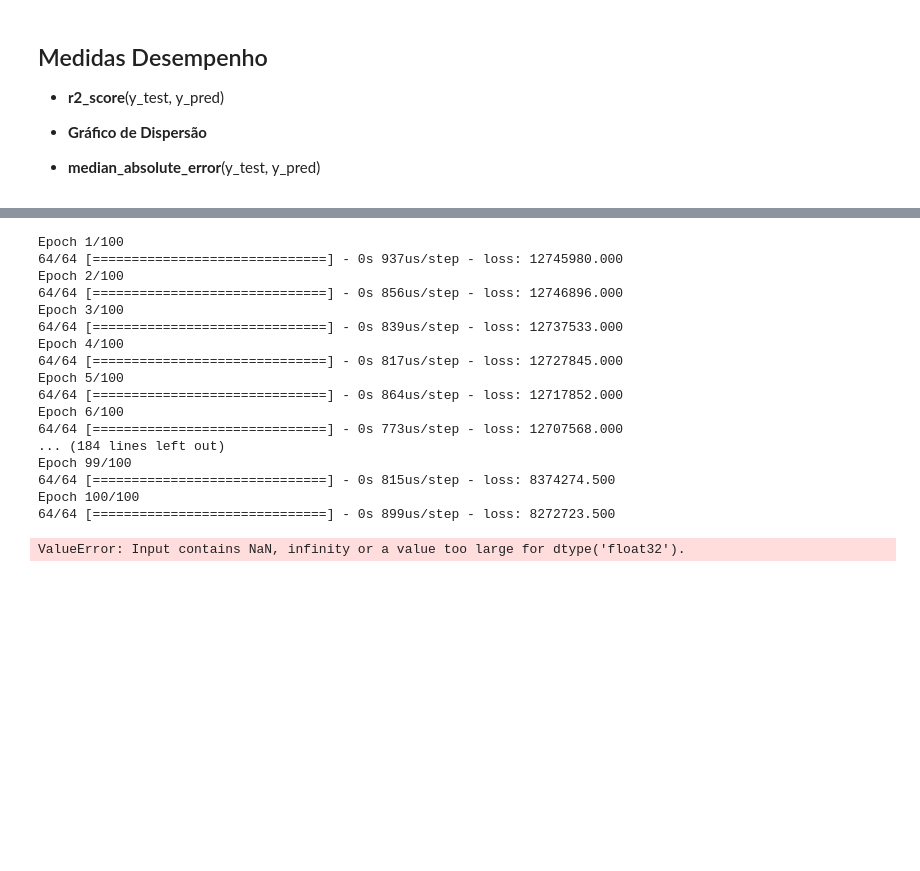
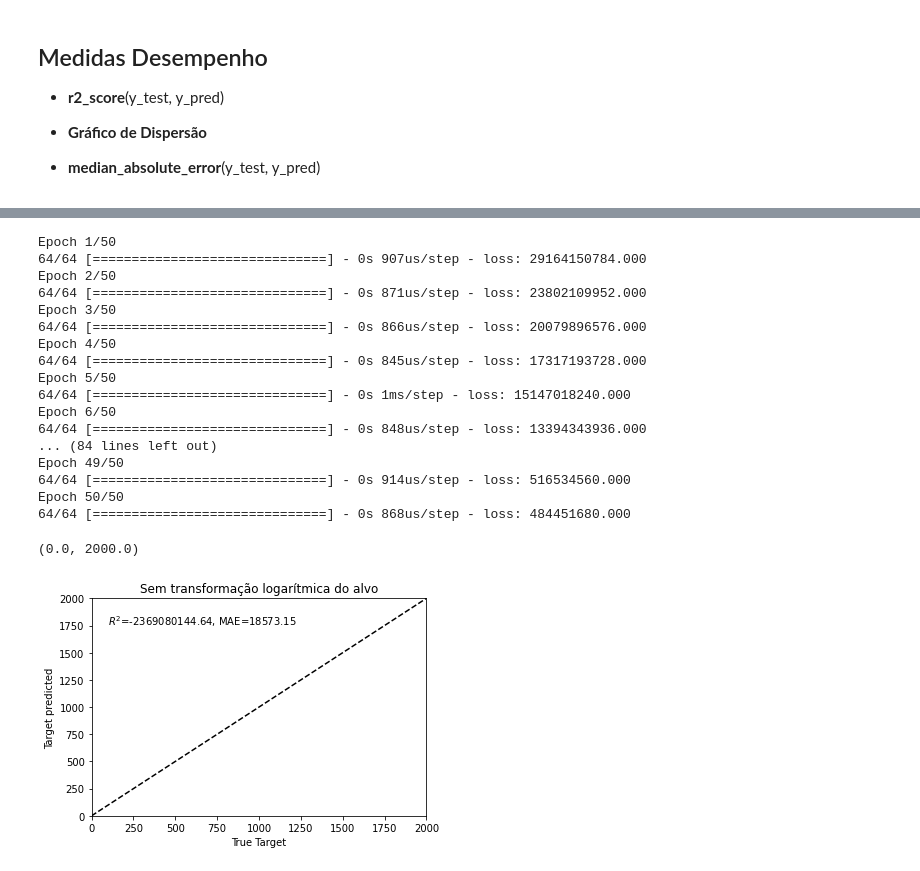
Before and after one commit to UendelC/variable-selection-project, a Jupyter notebook: regressao-com-redes-neurais/desenvolvimento-do-modelo/model.ipynb, the cells around one changed output, grey strips where cells are left out. Saved outputs shown, nothing was run; the diff lists cells and outputs as text; code cells hidden in the pictures; blank space fills up the shorter version.

```diff
--- a/regressao-com-redes-neurais/desenvolvimento-do-modelo/model.ipynb
+++ b/regressao-com-redes-neurais/desenvolvimento-do-modelo/model.ipynb
@@ -126,42 +138,46 @@ f.tight_layout(rect=[0.05, 0.05, 0.95, 0.95])
 # %%
 ## Predicting with y log
 
-Log = mlp.fit(x_train, y_train_log, batch_size=batch_size, epochs=100)
+Log = mlp.fit(x_train, y_train_log, batch_size=batch_size, epochs=50)
 
-y_pred = np.expm1(mlp.predict(x_test))
+# y_pred = np.expm1(mlp.predict(x_test))
+y_pred = mlp.predict(x_test)
+
+
 
 r2 = r2_score(y_test_log, y_pred)
 
 mae = median_absolute_error(y_test_log, y_pred)
 
 # Plot results
 ax0 = plt.axes()
 
 ax0.scatter(y_test_log, y_pred)
 ax0.plot([0, 2000], [0, 2000], '--k')
 ax0.set_ylabel('Target predicted')
 ax0.set_xlabel('True Target')
 ax0.set_title('Sem transformação logarítmica do alvo')
 ax0.text(100, 1750, r'$R^2$=%.2f, MAE=%.2f' % (
     r2, mae))
 ax0.set_xlim([0, 2000])
 ax0.set_ylim([0, 2000])
 # %% [output]
-Epoch 1/100
-64/64 [==============================] - 0s 937us/step - loss: 12745980.000
-Epoch 2/100
-64/64 [==============================] - 0s 856us/step - loss: 12746896.000
-Epoch 3/100
-64/64 [==============================] - 0s 839us/step - loss: 12737533.000
-Epoch 4/100
-64/64 [==============================] - 0s 817us/step - loss: 12727845.000
-Epoch 5/100
-64/64 [==============================] - 0s 864us/step - loss: 12717852.000
-Epoch 6/100
-64/64 [==============================] - 0s 773us/step - loss: 12707568.000
-... (184 lines left out)
-Epoch 99/100
-64/64 [==============================] - 0s 815us/step - loss: 8374274.500
-Epoch 100/100
-64/64 [==============================] - 0s 899us/step - loss: 8272723.500
+Epoch 1/50
+64/64 [==============================] - 0s 907us/step - loss: 29164150784.000
+Epoch 2/50
+64/64 [==============================] - 0s 871us/step - loss: 23802109952.000
+Epoch 3/50
+64/64 [==============================] - 0s 866us/step - loss: 20079896576.000
+Epoch 4/50
+64/64 [==============================] - 0s 845us/step - loss: 17317193728.000
+Epoch 5/50
+64/64 [==============================] - 0s 1ms/step - loss: 15147018240.000
+Epoch 6/50
+64/64 [==============================] - 0s 848us/step - loss: 13394343936.000
+... (84 lines left out)
+Epoch 49/50
+64/64 [==============================] - 0s 914us/step - loss: 516534560.000
+Epoch 50/50
+64/64 [==============================] - 0s 868us/step - loss: 484451680.000
-ValueError: Input contains NaN, infinity or a value too large for dtype('float32').
+(0.0, 2000.0)
+[figure, added]
```
Also changed, not shown: parts of 7 cells of this notebook, 1 other file.
